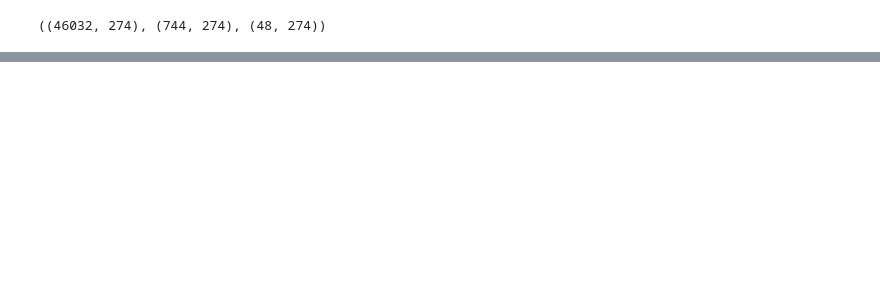
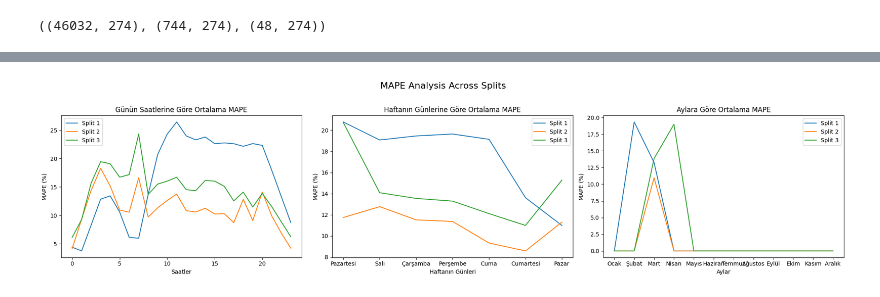
Before and after one commit to gkhntnhn/ULUDAG-ENERJI-DAGITILAN, a Jupyter notebook: notebooks/model_train.ipynb, the cells around one changed output, grey strips where cells are left out. Cells and saved outputs as stored; diff of their text form; code cells hidden in the pictures; blank space fills up the shorter version.

```diff
--- a/notebooks/model_train.ipynb
+++ b/notebooks/model_train.ipynb
@@ -217,0 +294,4 @@ CatBoostError: Labels variable is empty.
+# %%
+mtf.all_splits_mape_analysis(best_model_performance)
+# %% [output]
+[figure, added]
```
Also changed, not shown: parts of 17 cells of this notebook, 4 other files.
